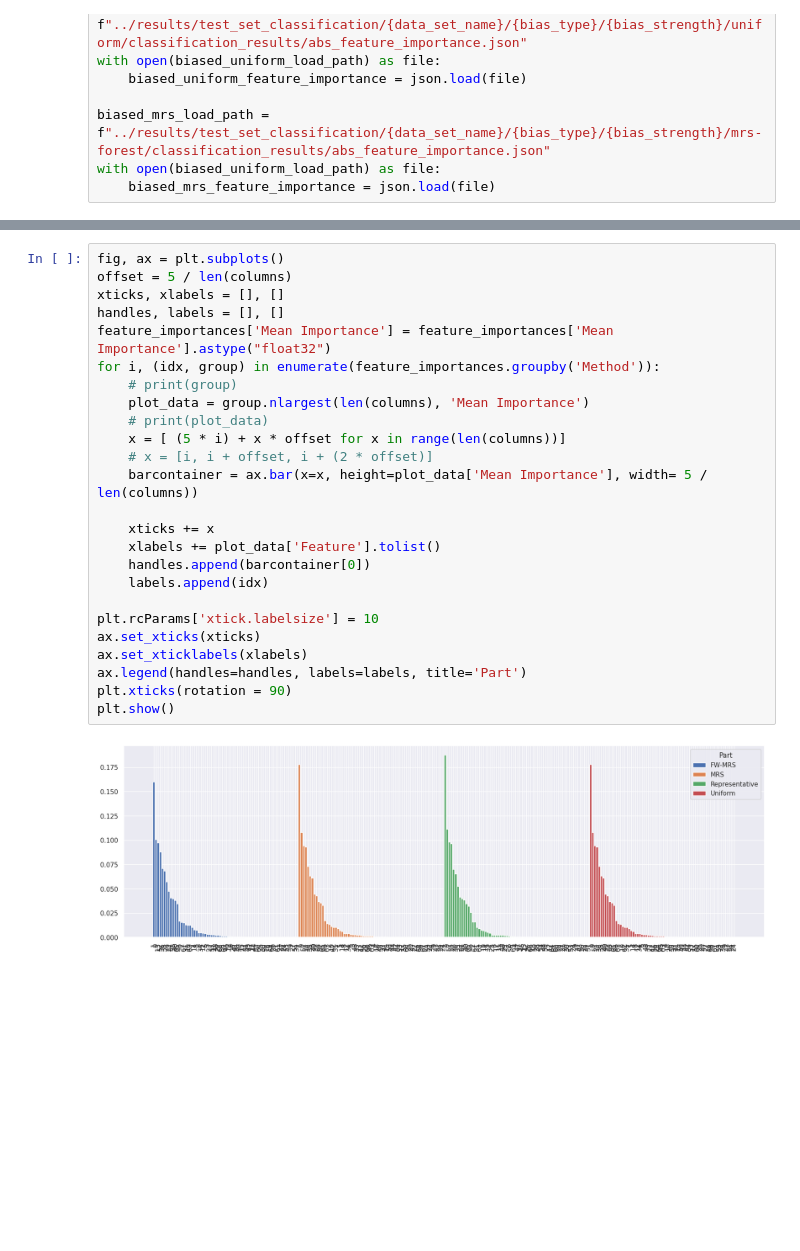
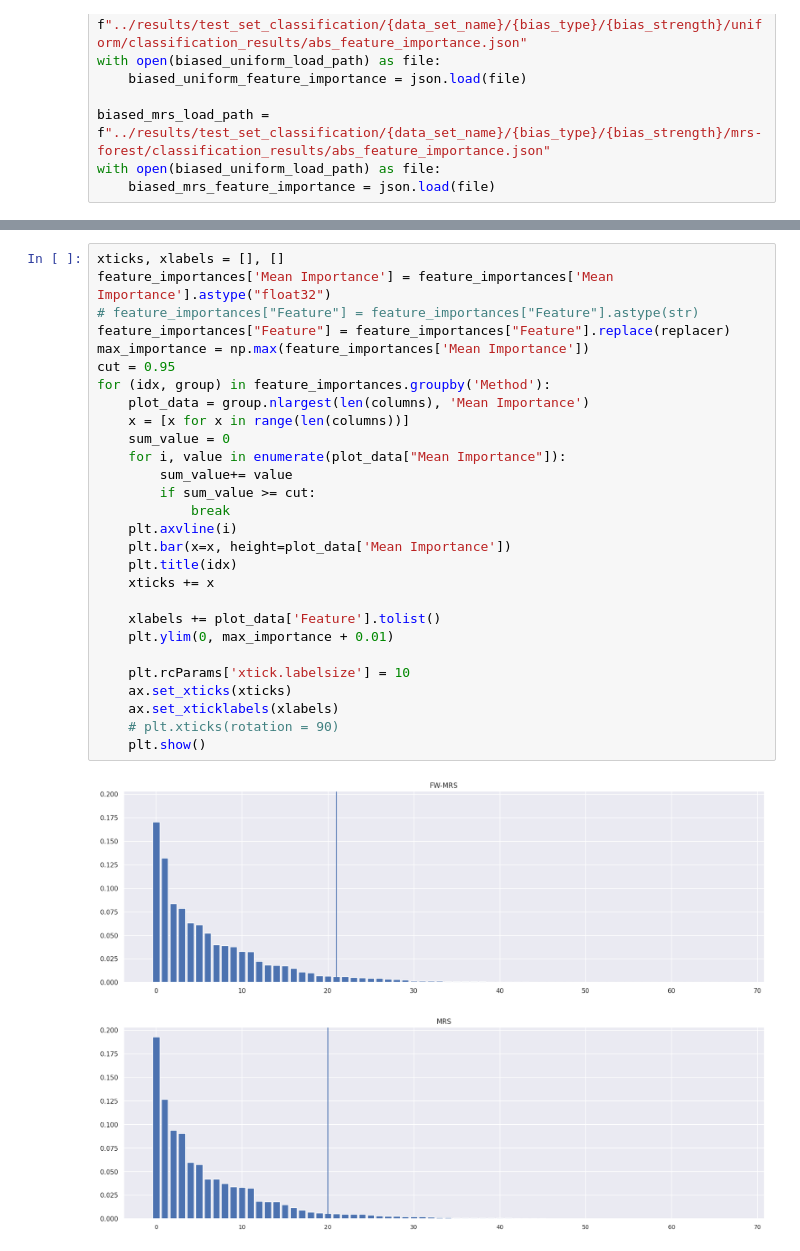
Before and after one commit to kramerlab/FeatureWeightDebiasing, a Jupyter notebook: src/visualize_downstream_classification_results.ipynb, the cells around one changed output, grey strips where cells are left out. Cells and saved outputs as stored; diff of their text form; blank space fills up the shorter version.

```diff
--- a/src/visualize_downstream_classification_results.ipynb
+++ b/src/visualize_downstream_classification_results.ipynb
@@ -145,27 +147,31 @@ ax = sns.barplot(feature_importances, x="Feature" , y="Mean Importance", hue="Me
 # %%
-fig, ax = plt.subplots()
-offset = 5 / len(columns)
 xticks, xlabels = [], []
-handles, labels = [], []
 feature_importances['Mean Importance'] = feature_importances['Mean Importance'].astype("float32")
-for i, (idx, group) in enumerate(feature_importances.groupby('Method')):
-    # print(group)
+# feature_importances["Feature"] = feature_importances["Feature"].astype(str)
+feature_importances["Feature"] = feature_importances["Feature"].replace(replacer)
+max_importance = np.max(feature_importances['Mean Importance'])
+cut = 0.95
+for (idx, group) in feature_importances.groupby('Method'):
     plot_data = group.nlargest(len(columns), 'Mean Importance')
-    # print(plot_data)
-    x = [ (5 * i) + x * offset for x in range(len(columns))]
-    # x = [i, i + offset, i + (2 * offset)]
-    barcontainer = ax.bar(x=x, height=plot_data['Mean Importance'], width= 5 / len(columns))
+    x = [x for x in range(len(columns))]
+    sum_value = 0
+    for i, value in enumerate(plot_data["Mean Importance"]):
+        sum_value+= value
+        if sum_value >= cut:
+            break
+    plt.axvline(i)
+    plt.bar(x=x, height=plot_data['Mean Importance'])
+    plt.title(idx)
+    xticks += x
 
-    xticks += x
     xlabels += plot_data['Feature'].tolist()
-    handles.append(barcontainer[0])
-    labels.append(idx)
+    plt.ylim(0, max_importance + 0.01)
 
-plt.rcParams['xtick.labelsize'] = 10
-ax.set_xticks(xticks)
-ax.set_xticklabels(xlabels)
-ax.legend(handles=handles, labels=labels, title='Part')
-plt.xticks(rotation = 90)
-plt.show()
+    plt.rcParams['xtick.labelsize'] = 10
+    ax.set_xticks(xticks)
+    ax.set_xticklabels(xlabels)
+    # plt.xticks(rotation = 90)
+    plt.show()
 # %% [output]
-[figure, old version]
+[figure, new version]
+[figure, added]
```
Also changed, not shown: parts of 8 cells of this notebook, 9 other files.
